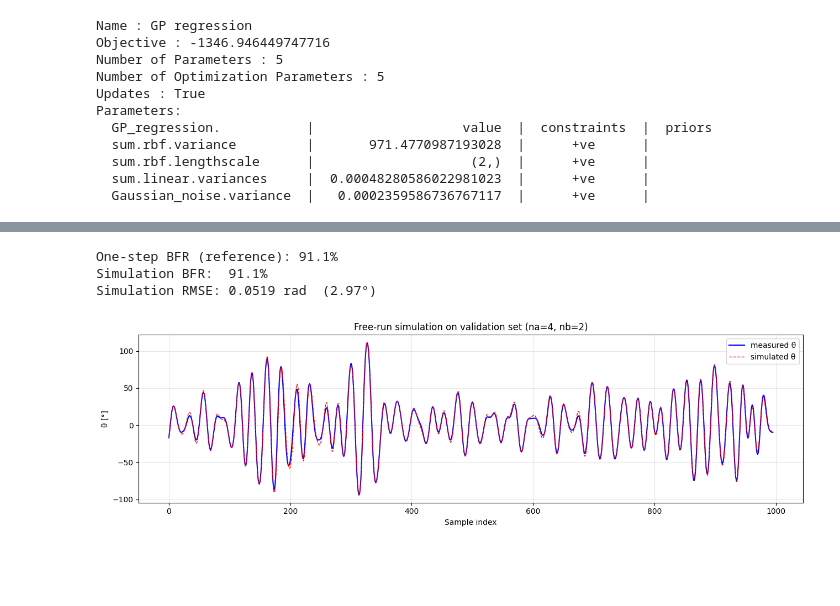
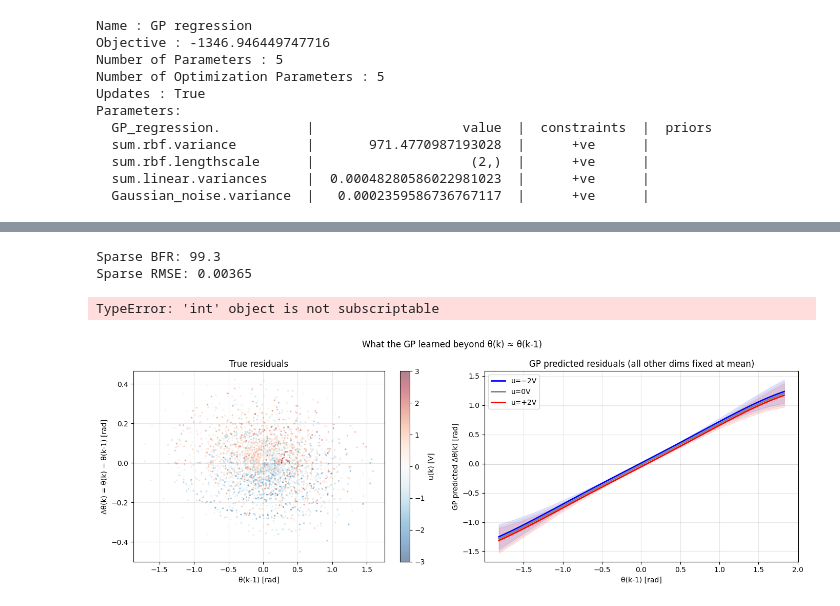
Before and after one commit to SpyrosAnog/ML-for-control-systems-Pendulum, a Jupyter notebook: GaussianProcess.ipynb, the cells around one changed output, grey strips where cells are left out. Saved outputs shown, nothing was run; the diff lists cells and outputs as text; code cells hidden in the pictures; blank space fills up the shorter version.

```diff
--- a/GaussianProcess.ipynb
+++ b/GaussianProcess.ipynb
@@ -395,3 +403,10 @@ Sparse RMSE: 0.00421
+# %%
+Ypred_sparse, _ = m_sparse.predict(Xval)
+print(f"Sparse BFR: {BFR(Yval, Ypred_sparse.flatten()):.1f}")
+print(f"Sparse RMSE: {RMSE(Yval, Ypred_sparse.flatten()):.5f}")
+# %% [output]
+Sparse BFR: 99.3
+Sparse RMSE: 0.00365
 # %%
 def simulate(model, u, th_init, na, nb):
     """Free-run simulation: predicted angles are fed back instead of true angles."""
@@ -406,7 +421,7 @@ def simulate(model, u, th_init, na, nb):
 
     return th_pred[start:]
 
-N_sim = 1000  # keep short — each step is a separate predict call
+N_sim = Xval.shape[0]  # keep short — each step is a separate predict call
 start = max(na, nb)
 
 th_sim  = simulate(m_sparse, u_val[:N_sim], th_val[:N_sim], na, nb)
@@ -425,7 +440,50 @@ ax.set_title(f"Free-run simulation on validation set (na={na}, nb={nb})")
 ax.legend(); ax.grid(alpha=0.3)
 plt.tight_layout(); plt.show()
 # %% [output]
-One-step BFR (reference): 91.1%
-Simulation BFR:  91.1%
-Simulation RMSE: 0.0519 rad  (2.97°)
+TypeError: 'int' object is not subscriptable
-[figure, removed]
+# %%
+fig, axes = plt.subplots(1, 2, figsize=(14, 5))
+
+# True residuals from data
+delta_th = Ytrain - Xtrain[:, 0]  # θ(k) − θ(k-1)
+
+# Left: scatter of true residuals coloured by u(k)
+sc = axes[0].scatter(Xtrain[:3000, 0], delta_th[:3000],
+                     c=Xtrain[:3000, na], cmap='RdBu_r',
+                     s=2, alpha=0.5, vmin=-3, vmax=3)
+plt.colorbar(sc, ax=axes[0], label='u(k) [V]')
+axes[0].axhline(0, color='k', lw=0.5)
+axes[0].set_xlabel('θ(k-1) [rad]')
+axes[0].set_ylabel('Δθ(k) = θ(k) − θ(k-1) [rad]')
+axes[0].set_title('True residuals')
+axes[0].grid(alpha=0.3)
+
+# Right: GP predicted residuals for 3 fixed u values
+th_grid = np.linspace(Xtrain[:, 0].min(), Xtrain[:, 0].max(), 100)
+X_mean  = Xtrain[:3000].mean(axis=0)
+
+for u_val, col, lbl in zip([-2, 0, 2], ['blue', 'gray', 'red'], ['u=−2V', 'u=0V', 'u=+2V']):
+    X_line = np.tile(X_mean, (100, 1))
+    X_line[:, 0]  = th_grid   # vary θ(k-1)
+    X_line[:, na] = u_val     # set u(k)
+
+    mu, var = m_sparse.predict(X_line)
+    std = np.sqrt(var).flatten()
+    delta_mu = mu.flatten() - th_grid  # subtract trivial part
+
+    axes[1].plot(th_grid, delta_mu, color=col, lw=2, label=lbl)
+    axes[1].fill_between(th_grid, delta_mu - 2*std, delta_mu + 2*std,
+                         color=col, alpha=0.1)
+
+axes[1].axhline(0, color='k', lw=0.5)
+axes[1].set_xlabel('θ(k-1) [rad]')
+axes[1].set_ylabel('GP predicted Δθ(k) [rad]')
+axes[1].set_title('GP predicted residuals (all other dims fixed at mean)')
+axes[1].legend()
+axes[1].grid(alpha=0.3)
+
+plt.suptitle('What the GP learned beyond θ(k) ≈ θ(k-1)', fontsize=12)
+plt.tight_layout()
+plt.show()
+# %% [output]
+[figure, added]
```
Also changed, not shown: parts of 2 cells of this notebook.
